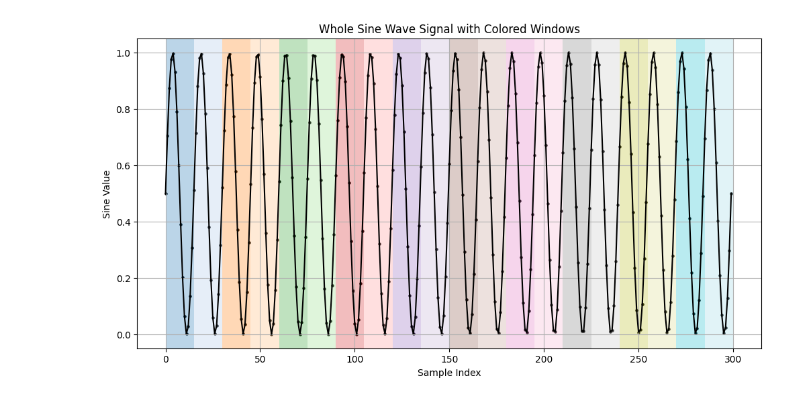
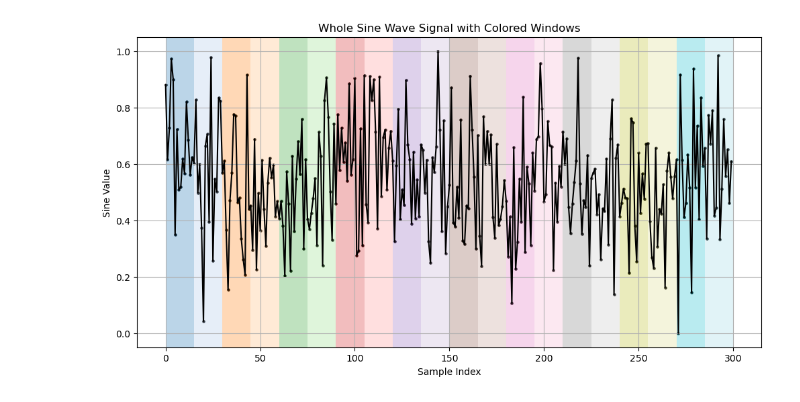
Before and after one commit to thanostriantafyllou3/3DGS-TimeSeries, a Jupyter notebook: csv_explorer.ipynb, the cells around one changed output. Saved outputs shown, nothing was run; the diff lists cells and outputs as text; code cells hidden in the pictures.

Commit message:
added gaussian sample generation

```diff
--- a/csv_explorer.ipynb
+++ b/csv_explorer.ipynb
@@ -0,0 +5,13 @@
+# %%
+gaussian_experiment = True
+
+if gaussian_experiment:
+    csv_path = '/home/anthosmakris/GS_exp/GS4Time/data/time_series/chair/gaussian_noise_samples.csv'
+else:
+    sine_csv_path = '/home/thanostriantafyllou/GS4Time/data/time_series/chair/sine_wave_samples.csv'
+
+
+df = pd.read_csv(csv_path, index_col='period')
+
+# Display the DataFrame
+df.head()
@@ -1,45 +26,34 @@
 # %%
-import pandas as pd
-import matplotlib.pyplot as plt
-import numpy as np
-
-# Load the sine wave samples from the CSV file
-csv_path = '/home/thanostriantafyllou/GS4Time/data/time_series/chair/sine_wave_samples.csv'
-df = pd.read_csv(csv_path, index_col='period')
-
-# Display the DataFrame
-df.head()
-
 # Concatenate all the samples into a single sequence
 whole_signal = df.values.flatten()
 
 # Generate a time index for the whole signal
 time_index = np.arange(len(whole_signal))
 
 # Number of samples per window
 samples_per_period = df.shape[1]
 
 # Use a colormap
 cmap = plt.get_cmap('tab20')
 colors = cmap(np.linspace(0, 1, df.shape[0]))
 
 # Plot the whole sine wave signal with colored windows
 plt.figure(figsize=(12, 6))
 
 # Plot the entire signal
 plt.plot(time_index, whole_signal, color='black')
 plt.scatter(time_index, whole_signal, color='black', s=5)
 
 # Shade the background for each window
 for i in range(df.shape[0]):
     start_idx = i * samples_per_period
     end_idx = (i + 1) * samples_per_period
     plt.axvspan(start_idx, end_idx, facecolor=colors[i], alpha=0.3)
 
 plt.xlabel('Sample Index')
 plt.ylabel('Sine Value')
 plt.title('Whole Sine Wave Signal with Colored Windows')
 plt.grid(True)
 plt.show()
 # %% [output]
-[figure, old version]
+[figure, new version]
```
Also changed, not shown: parts of 2 cells of this notebook, 1 other file.
